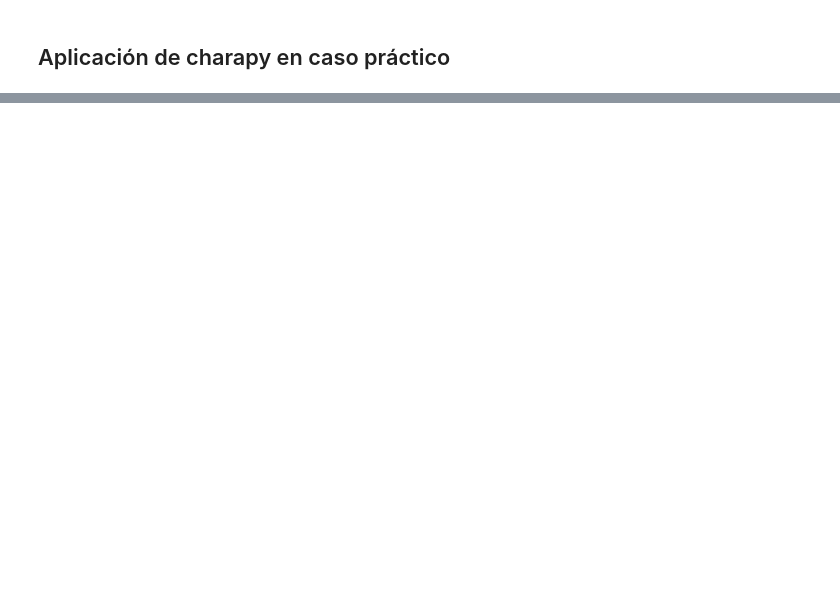
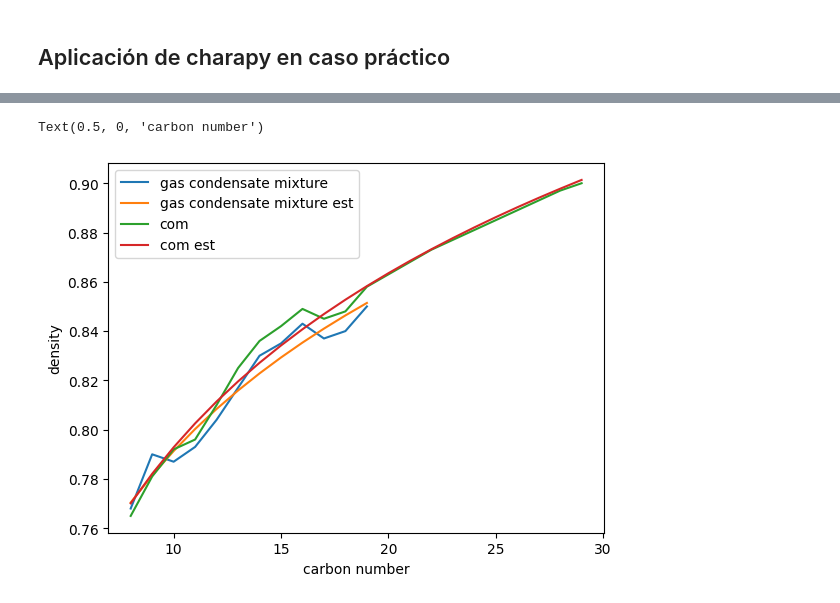
Before and after one commit to MarlenGabrich/Charapy, a Jupyter notebook: apply_charapy.ipynb, the cells around one changed output, grey strips where cells are left out. Cells and saved outputs as stored; diff of their text form; code cells hidden in the pictures; blank space fills up the shorter version.

```diff
--- a/apply_charapy.ipynb
+++ b/apply_charapy.ipynb
@@ -166,0 +85,22 @@ dat
+# %%
+L1 = fit_parameters1['L']
+L2 = fit_parameters2['L']
+
+M1 = fit_parameters1['M']
+M2 = fit_parameters2['M']
+
+rho1_est_ped = dped.p_density(cn1,L1,M1)
+rho2_est_ped = dped.p_density(cn2,L2,M2)
+# %%
+pl.plot(cn1,rho1,label = 'gas condensate mixture')
+pl.plot(cn1,rho1_est_ped,label = 'gas condensate mixture est')
+
+pl.plot(cn2,rho2,label='com')
+pl.plot(cn2,rho2_est_ped,label='com est')
+
+pl.legend(loc='upper left')
+pl.ylabel('density')
+pl.xlabel('carbon number')
+# %% [output]
+Text(0.5, 0, 'carbon number')
+[figure, added]
```
Also changed, not shown: parts of 50 cells of this notebook.
